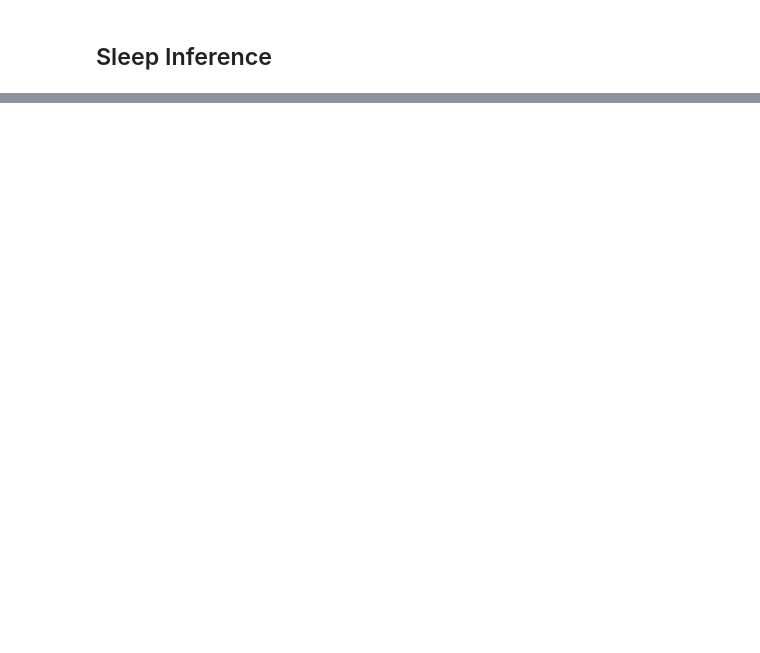
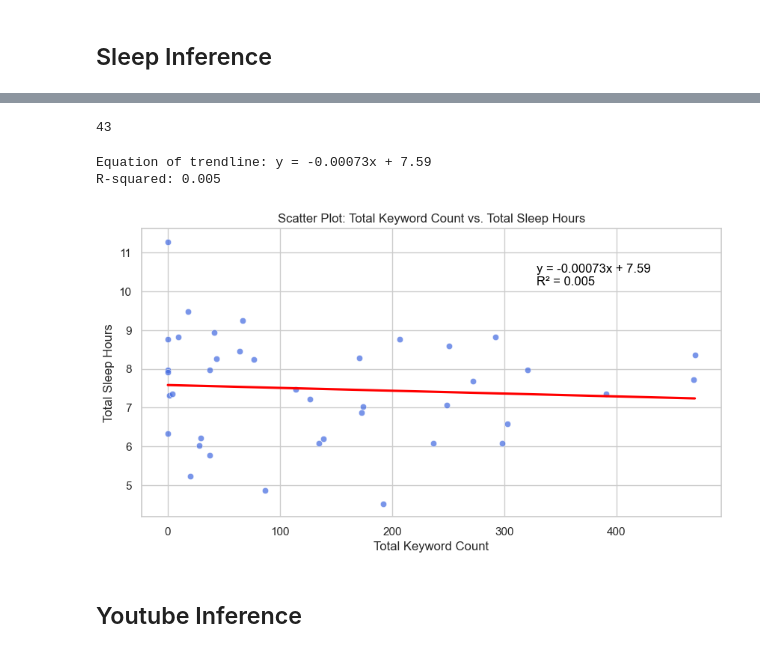
Before and after one commit to elaine-zhang12/google_takeout_sleep, a Jupyter notebook: cheryl_sleep_inference.ipynb, the cells around one changed output, grey strips where cells are left out. Cells and saved outputs as stored; diff of their text form; code cells hidden in the pictures; blank space fills up the shorter version.

```diff
--- a/cheryl_sleep_inference.ipynb
+++ b/cheryl_sleep_inference.ipynb
@@ -280,0 +332,3 @@ ValueError: bins must increase monotonically.
+# %%
+uva_merged_df = sleep_CB.merge(summary_df, left_on="Date", right_on="visit_date", how="left")
+uva_merged_df.tail()
@@ -280,0 +342,43 @@ ValueError: bins must increase monotonically.
+# %%
+uva_merged_df["Date"] = pd.to_datetime(uva_merged_df["Date"])
+
+start_date = "2025-01-01"
+end_date = "2025-02-17"
+
+uva_merged_df = uva_merged_df[(uva_merged_df["Date"] >= start_date) & (uva_merged_df["Date"] <= end_date)]
+
+print(len(uva_merged_df))
+# %% [output]
+43
+# %%
+from scipy.stats import linregress
+
+# Drop NaN values to avoid errors in regression calculation
+filtered_df = uva_merged_df.dropna(subset=["total_count", "total_sleep_hours"])
+
+# Perform linear regression
+slope, intercept, r_value, p_value, std_err = linregress(filtered_df["total_count"], filtered_df["total_sleep_hours"])
+
+# Print equation
+print(f"Equation of trendline: y = {slope:.5f}x + {intercept:.2f}")
+print(f"R-squared: {r_value**2:.3f}")  # R-squared value (goodness of fit)
+plt.figure(figsize=(10, 5))
+sns.scatterplot(data=filtered_df, x="total_count", y="total_sleep_hours", alpha=0.7, color="royalblue")
+sns.regplot(data=filtered_df, x="total_count", y="total_sleep_hours", scatter=False, color="red", ci=None)
+
+# Add equation text to plot
+equation_text = f"y = {slope:.5f}x + {intercept:.2f}\nR² = {r_value**2:.3f}"
+plt.text(x=filtered_df["total_count"].max() * 0.7,
+         y=filtered_df["total_sleep_hours"].max() * 0.9,
+         s=equation_text, fontsize=12, color="black")
+
+plt.xlabel("Total Keyword Count")
+plt.ylabel("Total Sleep Hours")
+plt.title("Scatter Plot: Total Keyword Count vs. Total Sleep Hours")
+plt.show()
+# %% [output]
+Equation of trendline: y = -0.00073x + 7.59
+R-squared: 0.005
+[figure, added]
+# %% [markdown]
+## Youtube Inference
```
Also changed, not shown: parts of 30 cells of this notebook.
